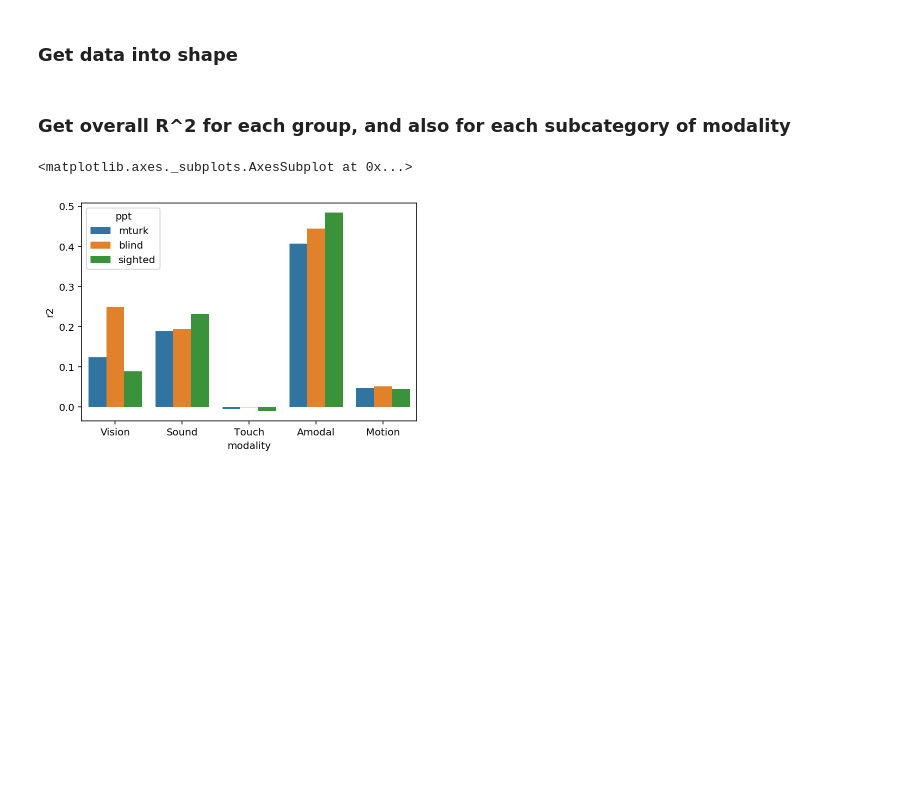
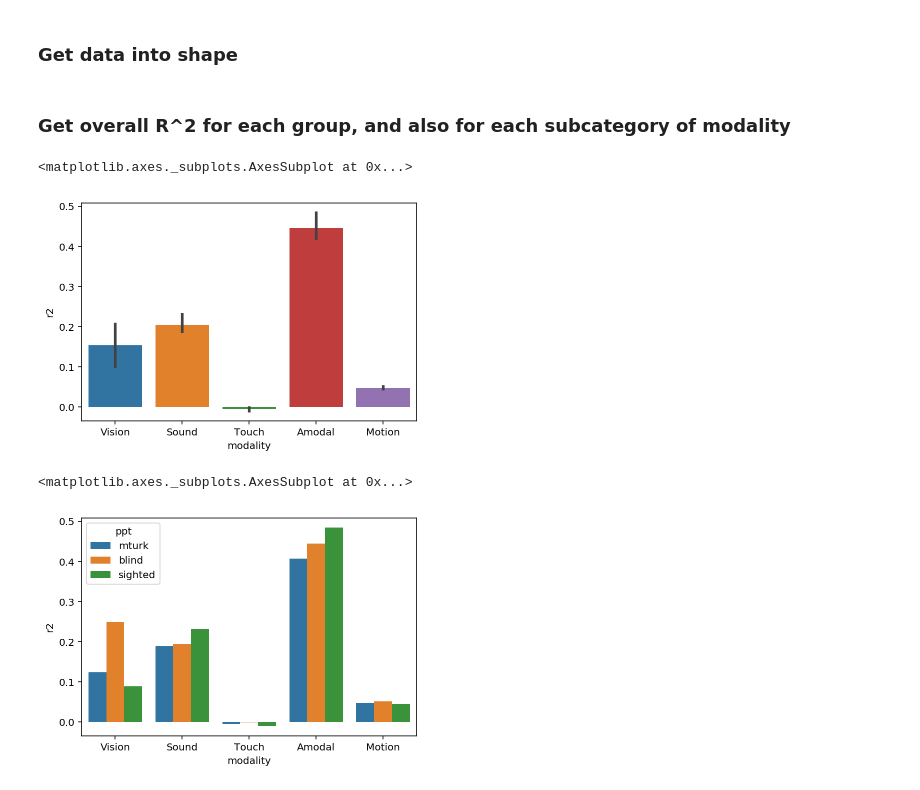
Before and after one commit to seantrott/abstract_concrete, a Jupyter notebook: comparing_to_humans.ipynb, the cells around one changed output. Saved outputs shown, nothing was run; the diff lists cells and outputs as text; code cells hidden in the pictures; blank space fills up the shorter version.

```diff
--- a/comparing_to_humans.ipynb
+++ b/comparing_to_humans.ipynb
@@ -133,6 +133,12 @@ for modality in list(modalities.values()):
     })
 # %%
 df_modality_r2 = pd.DataFrame(modality_to_r2)
+# %%
+sns.barplot(data = df_modality_r2,
+           x = "modality", y ="r2")
+# %% [output]
+<matplotlib.axes._subplots.AxesSubplot at 0x...>
+[figure, added]
 # %%
 sns.barplot(data = df_modality_r2,
            x = "modality", y ="r2", hue="ppt")
```
